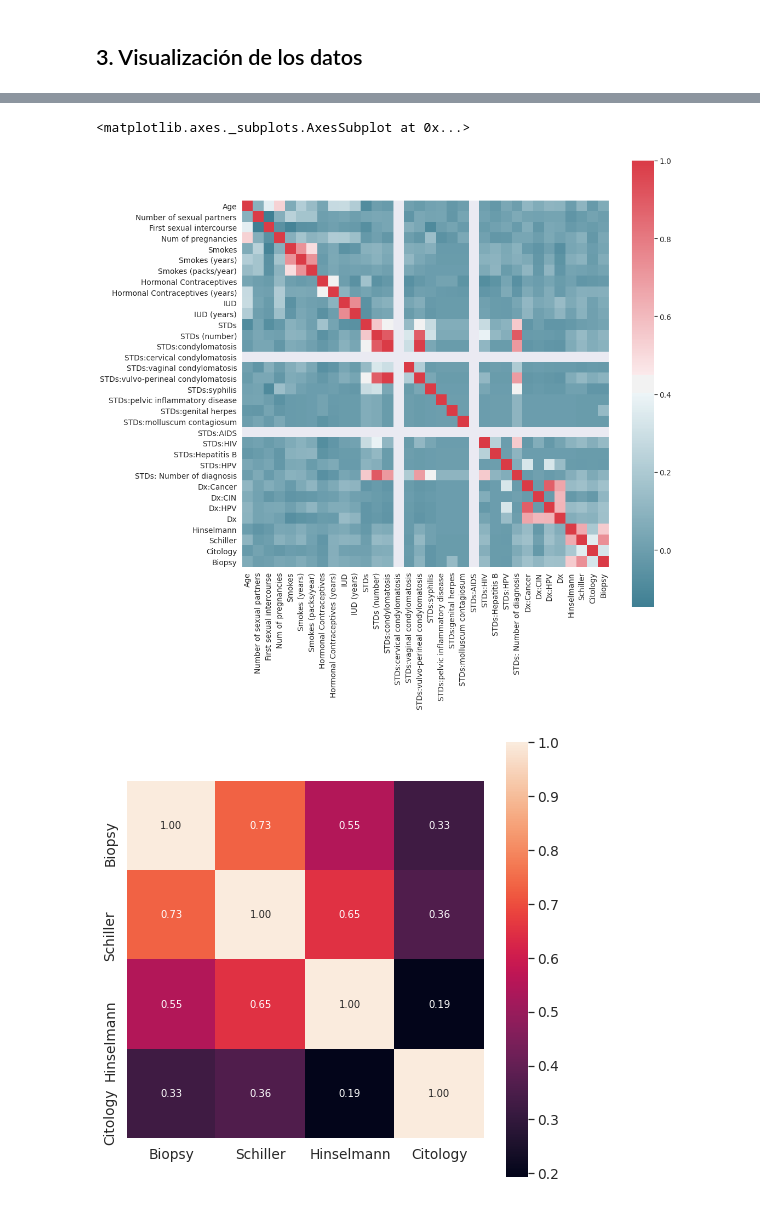
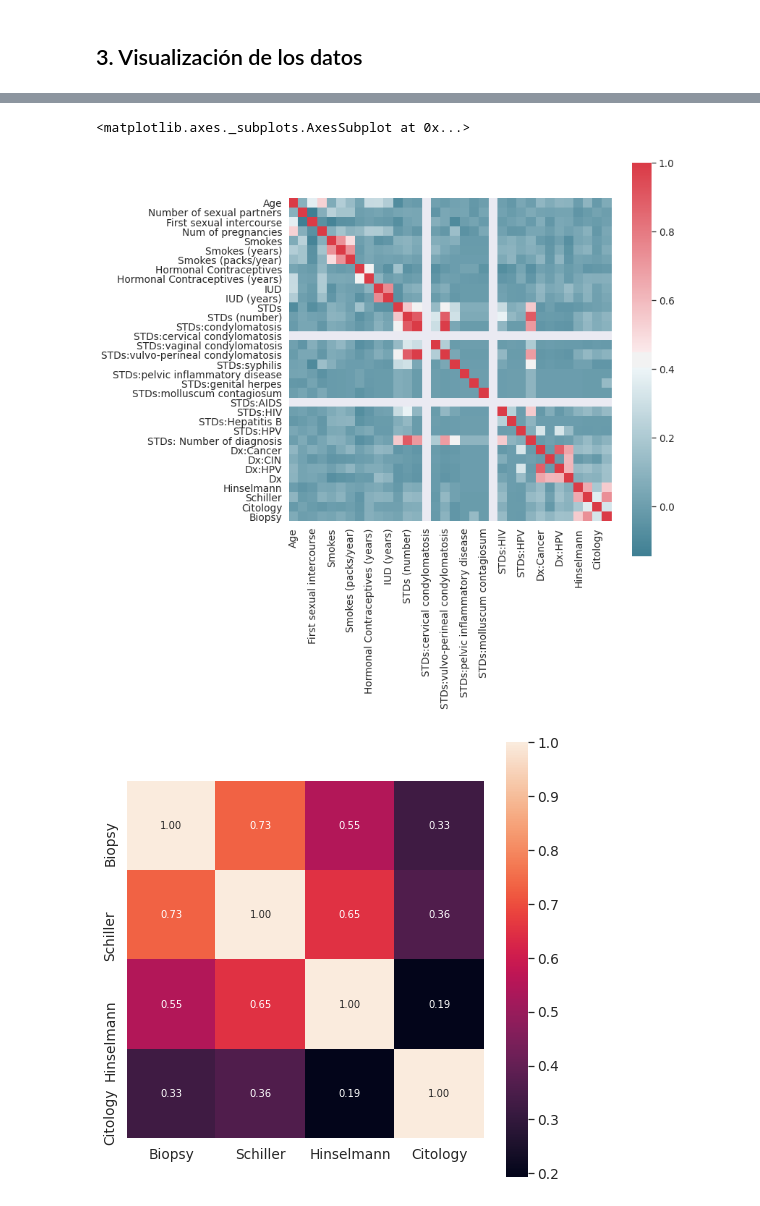
Before and after one commit to Caceres-Santamaria/proyecto-IA, a Jupyter notebook: cancerCervical.ipynb, the cells around one changed output, grey strips where cells are left out. Saved outputs shown, nothing was run; the diff lists cells and outputs as text; code cells hidden in the pictures.

```diff
--- a/cancerCervical.ipynb
+++ b/cancerCervical.ipynb
@@ -237,14 +231,14 @@ df_data.describe()
 # %%
 #@title Correlación de los datos { display-mode: "form" }
 import seaborn as sns
 
-f, ax = plt.subplots(figsize=(15, 15))
+f, ax = plt.subplots(figsize=(10, 10))
 corr = df_data.corr()
 sns.heatmap(corr, mask=np.zeros_like(corr, dtype=np.bool), cmap=sns.diverging_palette(220, 10, as_cmap=True),
             square=True, ax=ax)
 # %% [output]
 <matplotlib.axes._subplots.AxesSubplot at 0x...>
-[figure, old version]
+[figure, new version]
 # %%
 #@title Datos más correlacionados con Biopsia { display-mode: "form" }
 k = 4 #number of variables for heatmap
```
Also changed, not shown: parts of 7 cells of this notebook.
